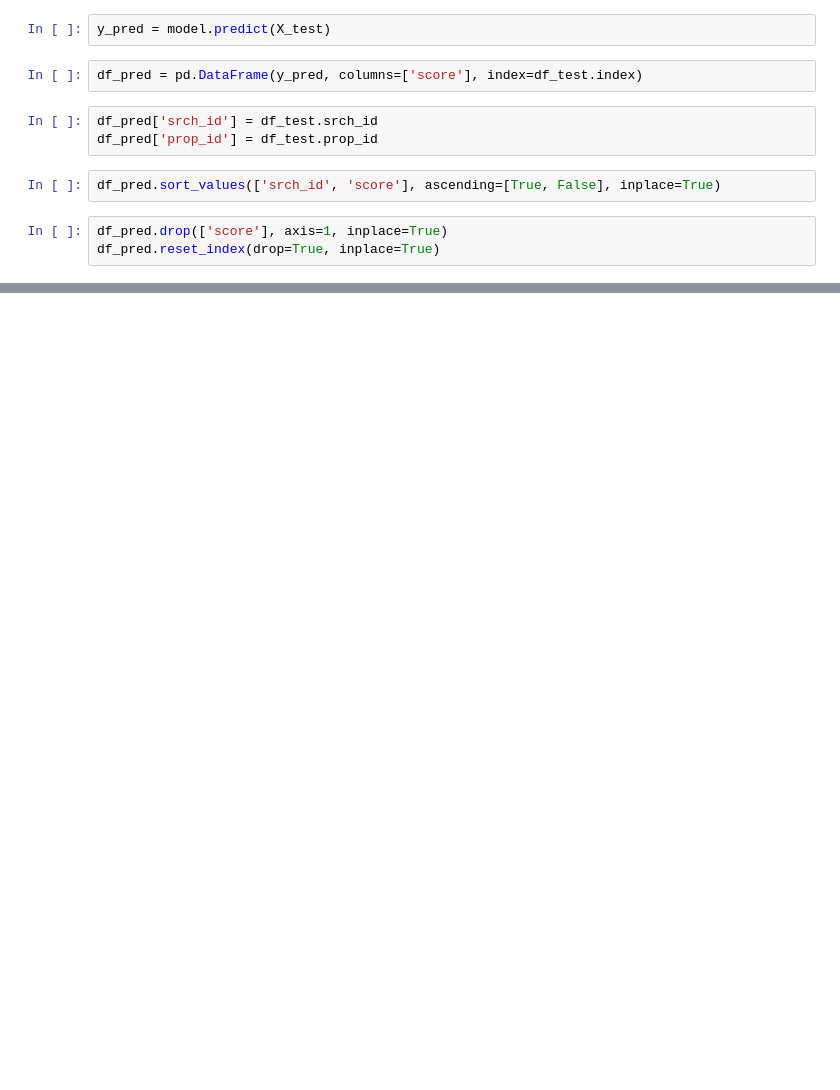
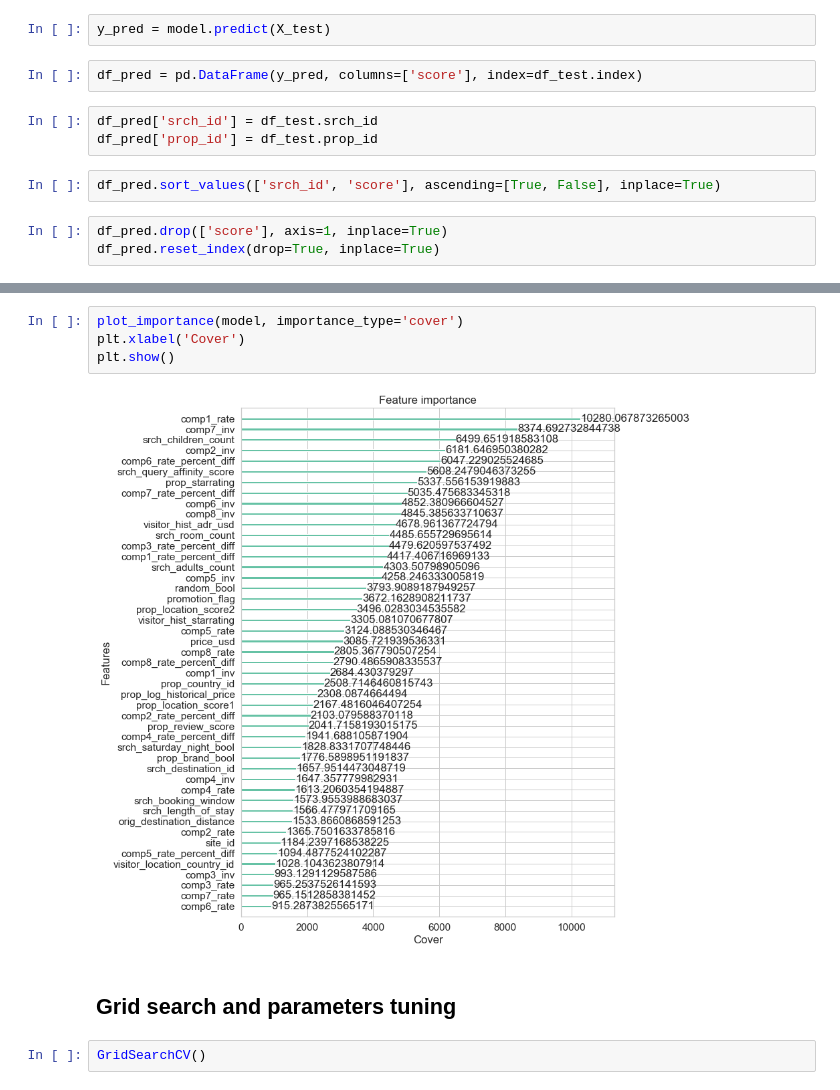
Before and after one commit to andrei-andrianov/kaggle-expedia-mining, a Jupyter notebook: Ranking.ipynb, the cells around one changed output, grey strips where cells are left out. Cells and saved outputs as stored; diff of their text form; blank space fills up the shorter version.

```diff
--- a/Ranking.ipynb
+++ b/Ranking.ipynb
@@ -107,0 +159,10 @@ df_pred.to_csv('~/Desktop/DMT/submission03.csv', index=False)
+# %%
+plot_importance(model, importance_type='cover')
+plt.xlabel('Cover')
+plt.show()
+# %% [output]
+[figure, added]
+# %% [markdown]
+## Grid search and parameters tuning
+# %%
+GridSearchCV()
```
Also changed, not shown: parts of 20 cells of this notebook, 1 other file.
